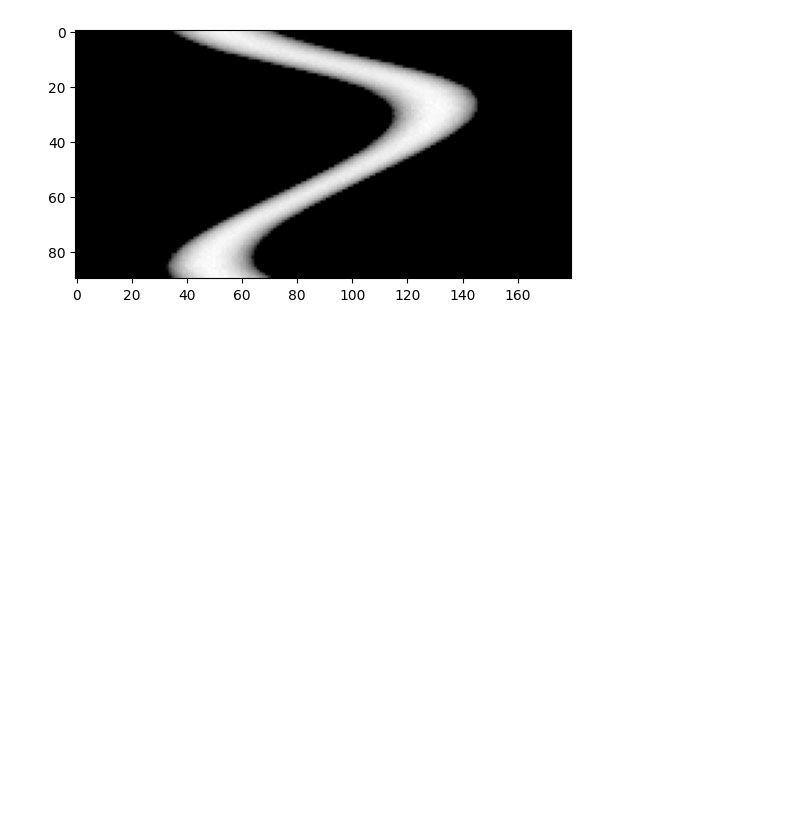
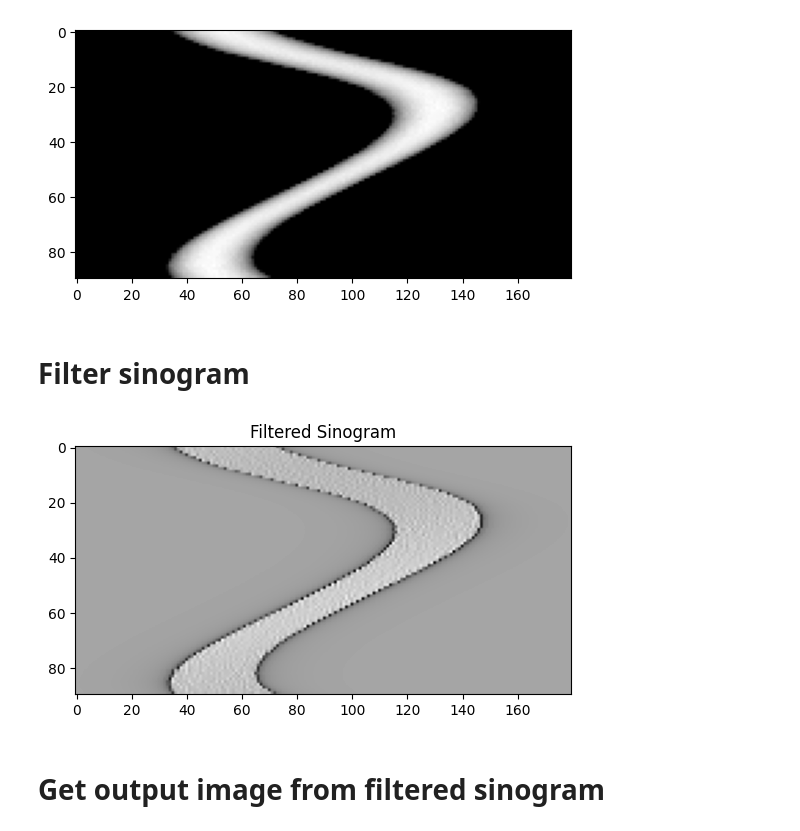
Before and after one commit to Irrisorr/Informatics-in-medicine, a Jupyter notebook: Tomograf/Main.ipynb, the cells around one changed output. Saved outputs shown, nothing was run; the diff lists cells and outputs as text; code cells hidden in the pictures; blank space fills up the shorter version.

Commit message:
Create func for filtering sinogram and display it

```diff
--- a/Tomograf/Main.ipynb
+++ b/Tomograf/Main.ipynb
@@ -85,9 +106,44 @@ length=180
 detector_amount=180
 alpha=4
 
-sinogram= radon_transform(image_array, length, detector_amount, alpha)
+sinogram, lines = radon_transform(image_array, length, detector_amount, alpha)
 plt.imshow(sinogram, cmap='gray')
 
 plt.show()
 # %% [output]
 [figure]
+# %% [markdown]
+# Filter sinogram
+# %%
+def filter_sinogram(sinogram):
+
+    sinogram_shape = np.shape(sinogram)
+    num_projections = sinogram_shape[0]
+    num_detectors = sinogram_shape[1]
+    filtered = np.zeros_like(sinogram)
+    mask_size = math.floor(num_detectors / 2)
+    mask = np.zeros(mask_size)
+    center = math.floor(mask_size / 2)
+
+    for i in range(0, mask_size, 1):
+        k = i - center
+        if k % 2 != 0:
+            mask[i] = (-4 / np.pi ** 2) / k ** 2
+    mask[center] = 1
+
+    for proj_idx in range(num_projections):
+        filtered[proj_idx] = sciSig.fftconvolve(sinogram[proj_idx], mask, mode='same')
+
+    return filtered
+
+
+filtered_sinogram = filter_sinogram(sinogram)
+
+plt.figure()
+plt.imshow(filtered_sinogram, cmap='gray')
+plt.title('Filtered Sinogram')
+plt.show()
+# %% [output]
+[figure, added]
+# %% [markdown]
+# Get output image from filtered sinogram
```
Also changed, not shown: parts of 2 cells of this notebook.
